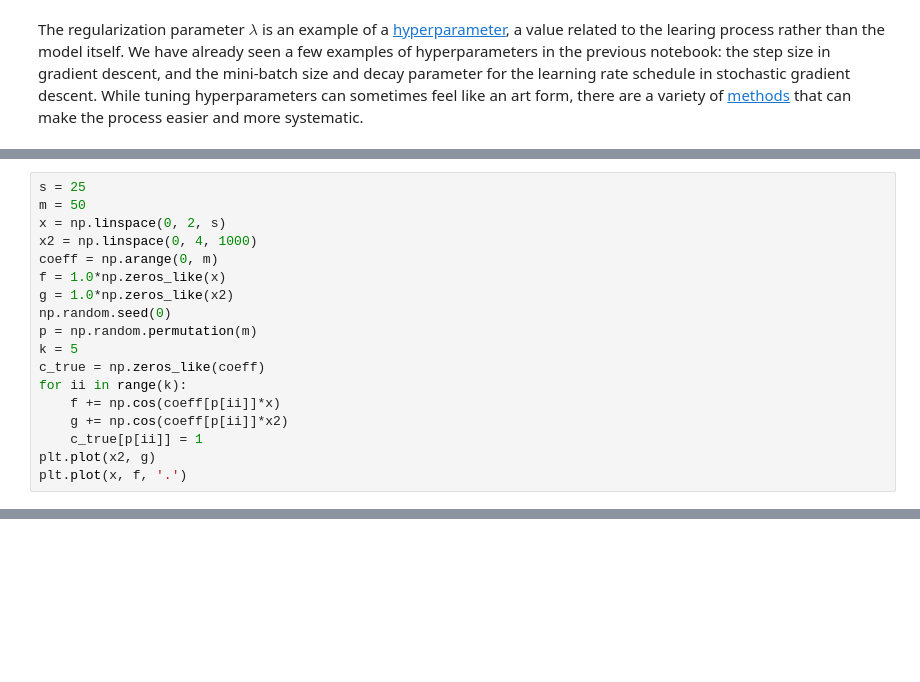
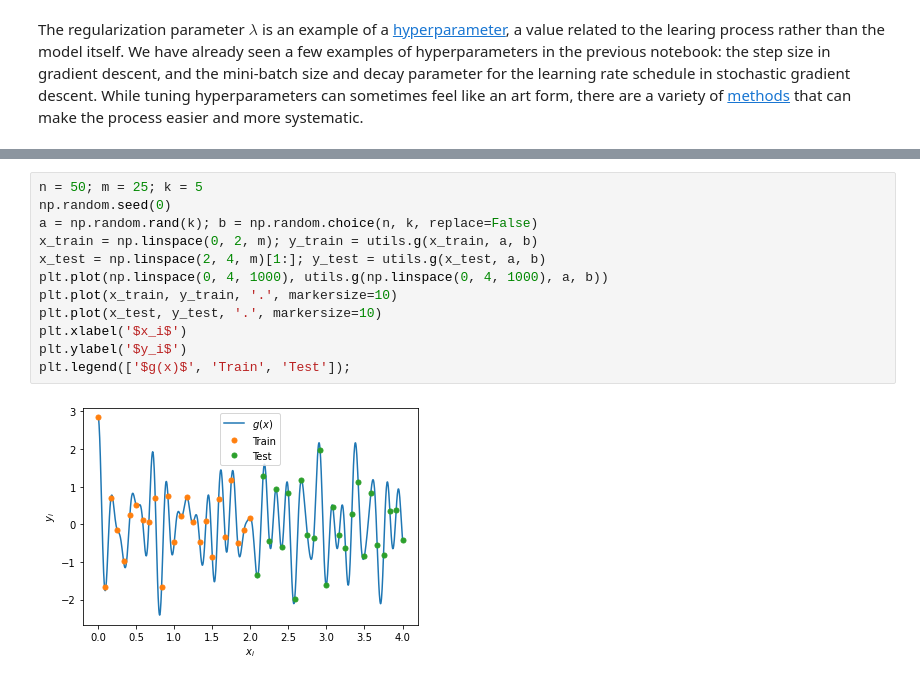
Before and after one commit to UW-AMO/neurohackademy, a Jupyter notebook: notebooks/Part2-LinearRegression.ipynb, the cells around one changed output, grey strips where cells are left out. Drawn from its saved outputs; the diff is of its cells as text; blank space fills up the shorter version.

```diff
--- a/notebooks/Part2-LinearRegression.ipynb
+++ b/notebooks/Part2-LinearRegression.ipynb
@@ -192,18 +180,0 @@ While tuning hyperparameters can sometimes feel like an art form, there are a va
-# %%
-s = 25
-m = 50
-x = np.linspace(0, 2, s)
-x2 = np.linspace(0, 4, 1000)
-coeff = np.arange(0, m)
-f = 1.0*np.zeros_like(x)
-g = 1.0*np.zeros_like(x2)
-np.random.seed(0)
-p = np.random.permutation(m)
-k = 5
-c_true = np.zeros_like(coeff)
-for ii in range(k):
-    f += np.cos(coeff[p[ii]]*x)
-    g += np.cos(coeff[p[ii]]*x2)
-    c_true[p[ii]] = 1
-plt.plot(x2, g)
-plt.plot(x, f, '.')
@@ -244,0 +196,14 @@ plt.plot(x2, h2)
+# %%
+n = 50; m = 25; k = 5
+np.random.seed(0)
+a = np.random.rand(k); b = np.random.choice(n, k, replace=False)
+x_train = np.linspace(0, 2, m); y_train = utils.g(x_train, a, b)
+x_test = np.linspace(2, 4, m)[1:]; y_test = utils.g(x_test, a, b)
+plt.plot(np.linspace(0, 4, 1000), utils.g(np.linspace(0, 4, 1000), a, b))
+plt.plot(x_train, y_train, '.', markersize=10)
+plt.plot(x_test, y_test, '.', markersize=10)
+plt.xlabel('$x_i$')
+plt.ylabel('$y_i$')
+plt.legend(['$g(x)$', 'Train', 'Test']);
+# %% [output]
+[figure, added]
```
Also changed, not shown: parts of 21 cells of this notebook, 1 other file.
